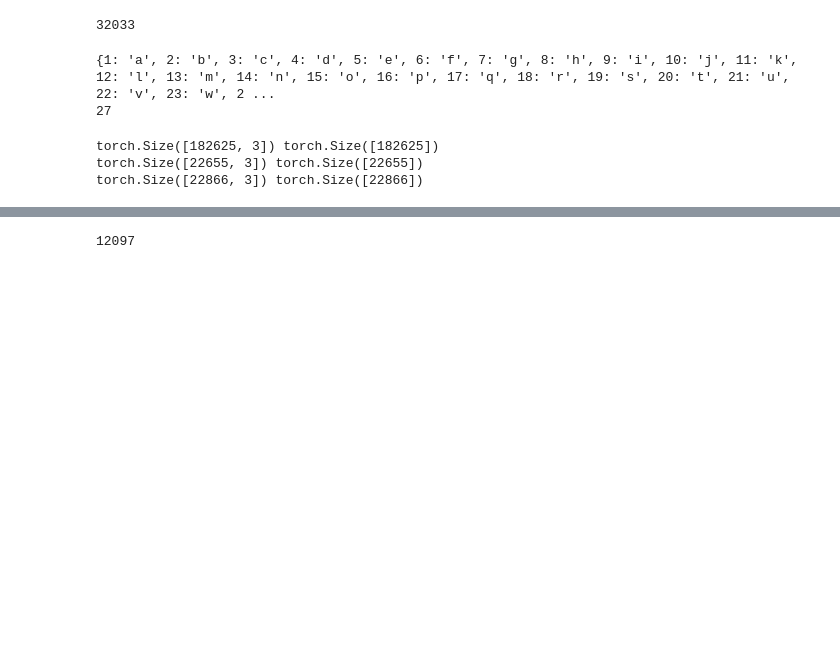
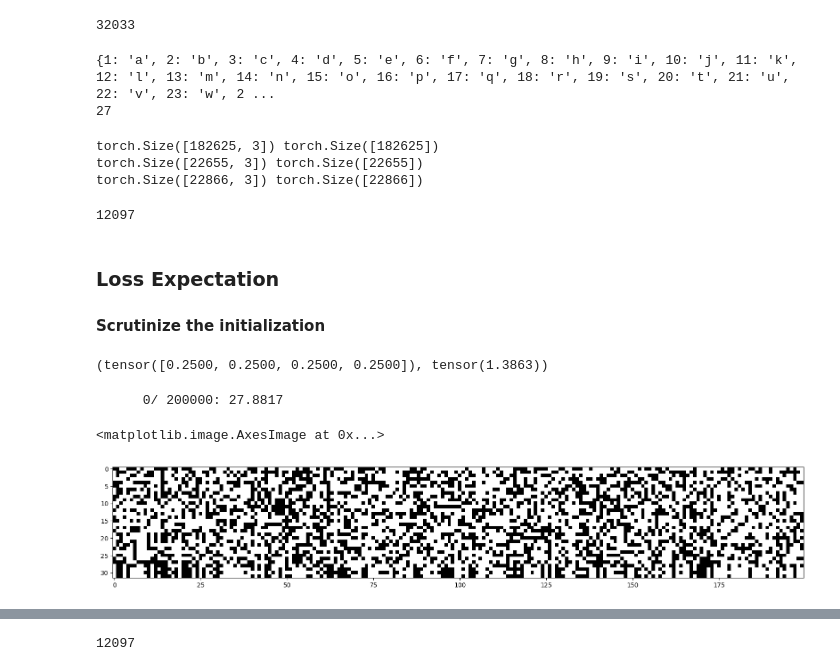
Before and after one commit to NessWrites/MyResearch, a Jupyter notebook: RecurringNeuralNetwork.ipynb, the cells around one changed output, grey strips where cells are left out. Drawn from its saved outputs; the diff is of its cells as text; code cells hidden in the pictures; blank space fills up the shorter version.

```diff
--- a/RecurringNeuralNetwork.ipynb
+++ b/RecurringNeuralNetwork.ipynb
@@ -60,3 +61,82 @@ Xte,  Yte  = build_dataset(words[n2:])     # 10%
 torch.Size([182625, 3]) torch.Size([182625])
 torch.Size([22655, 3]) torch.Size([22655])
 torch.Size([22866, 3]) torch.Size([22866])
+# %%
+# MLP revisited
+n_embd = 10 # the dimensionality of the character embedding vectors
+n_hidden = 200 # the number of neurons in the hidden layer of the MLP
+
+g = torch.Generator().manual_seed(2147483647) # for reproducibility
+C  = torch.randn((vocab_size, n_embd),            generator=g)
+W1 = torch.randn((n_embd * block_size, n_hidden), generator=g)
+b1 = torch.randn(n_hidden,                        generator=g)
+W2 = torch.randn((n_hidden, vocab_size),          generator=g)
+b2 = torch.randn(vocab_size,                      generator=g)
+
+# BatchNorm parameters
+bngain = torch.ones((1, n_hidden))
+bnbias = torch.zeros((1, n_hidden))
+bnmean_running = torch.zeros((1, n_hidden))
+bnstd_running = torch.ones((1, n_hidden))
+
+parameters = [C, W1, W2, b2, bngain, bnbias]
+print(sum(p.nelement() for p in parameters)) # number of parameters in total
+for p in parameters:
+  p.requires_grad = True
+# %% [output]
+12097
+# %% [markdown]
+<h3> Loss Expectation</h3> <h4> Scrutinize the initialization</h4>
+# %%
+#4-dimensional example and issue
+
+logits = torch.tensor([0.0,0.0,0.0,0.0])
+probs = torch.softmax(logits, dim = 0)
+loss = -probs[2].log()
+probs, loss
+# %% [output]
+(tensor([0.2500, 0.2500, 0.2500, 0.2500]), tensor(1.3863))
+# %%
+max_steps = 200000
+batch_size = 32
+lossi = []
+
+for i in range(max_steps):
+    #minibatch construct
+    ix  = torch.randint(0, Xtr.shape[0],(batch_size,), generator = g) #Note 1
+    Xb, Yb = Xtr[ix], Ytr[ix] #batch X,Y (inputs)
+
+    #forward pass
+    emb = C[Xb] #embed the characters into the vectors
+    embcat = emb.view(emb.shape[0],-1) #concatenate the vectors
+    hpreact = embcat @ W1 + b1 #hidden layer pre activation, b1 will be set to comment later
+    h = torch.tanh(hpreact)
+    logits = h@W2 + b2 #output layer
+    loss = F.cross_entropy(logits, Yb) #loss function
+
+    #backward Pass
+    for p in parameters:
+        p.grad = None
+    loss.backward()
+
+     # update
+    lr = 0.1 if i < 100000 else 0.01  # Step learning rate decay
+    for p in parameters:
+        if p.grad is not None:
+            p.data += -lr * p.grad
+
+    #track status
+
+    if i% 10000 ==0: # to print every once in a while
+        print(f'{i:7d}/{max_steps:7d}: {loss.item():.4f}')
+    lossi.append(loss.log10().item())
+    #see how the initial loss is at 27... which is a  bug
+    break
+# %% [output]
+      0/ 200000: 27.8817
+# %%
+plt.figure(figsize =(20,10))
+plt.imshow(h.abs()>0.99, cmap = 'gray', interpolation = 'nearest')
+# %% [output]
+<matplotlib.image.AxesImage at 0x...>
+[figure, added]
```
Also changed, not shown: parts of 37 cells of this notebook, 1 other file.
